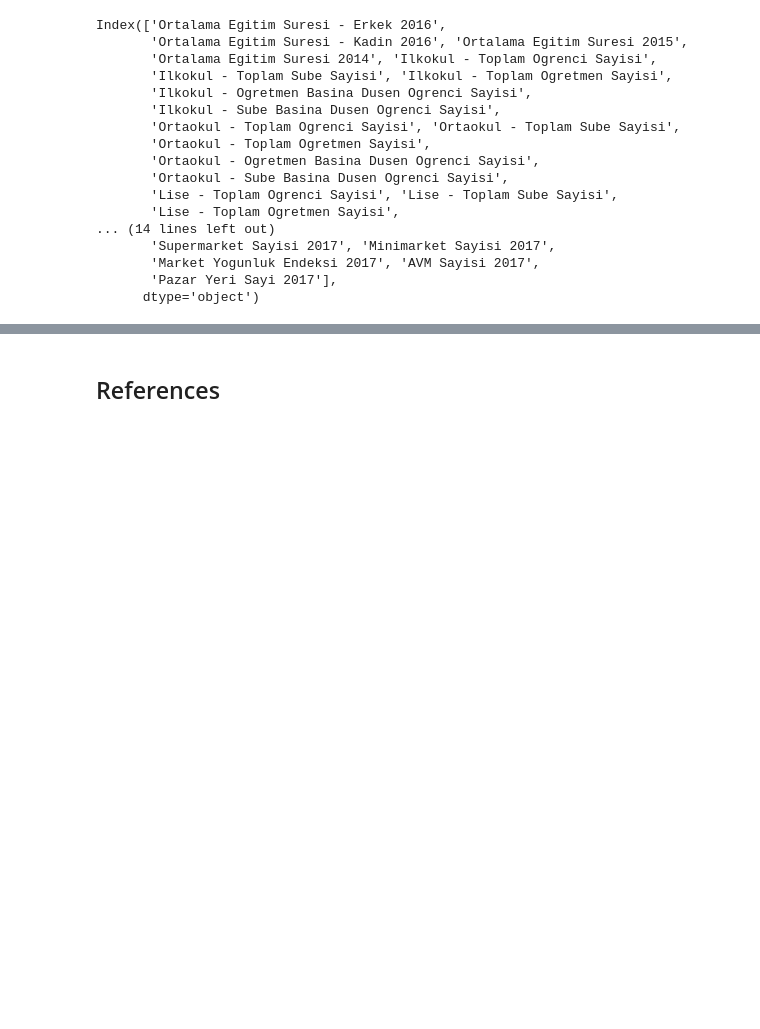
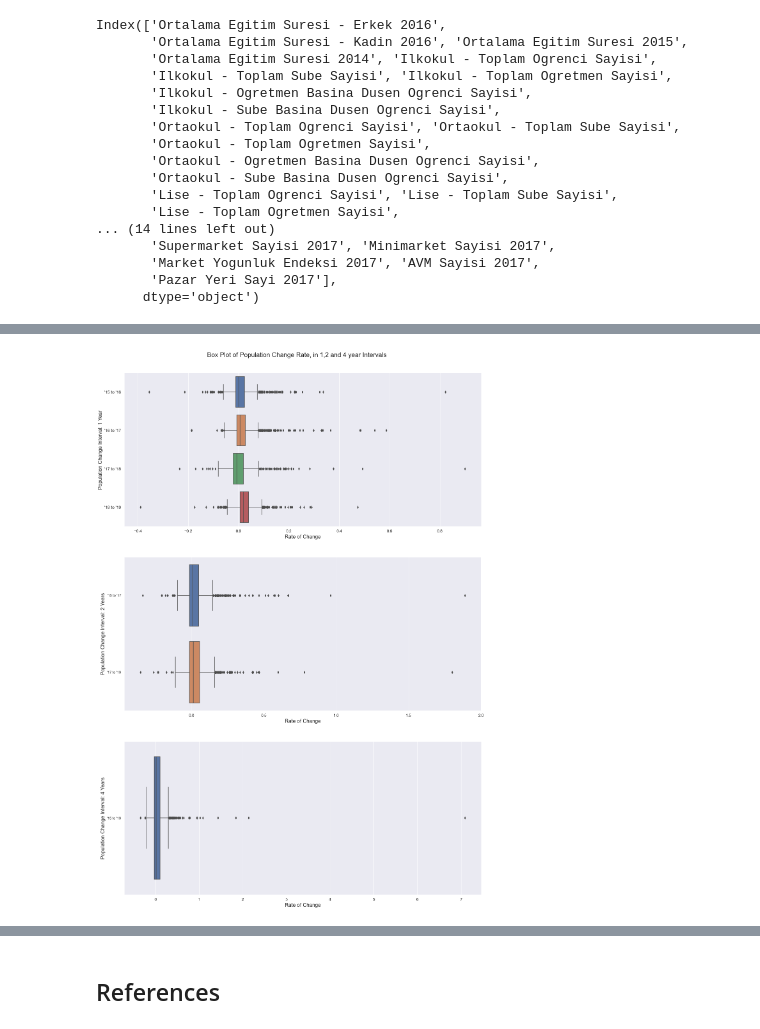
Before and after one commit to ercansen/istanbul, a Jupyter notebook: istanbul.ipynb, the cells around one changed output, grey strips where cells are left out. Saved outputs shown, nothing was run; the diff lists cells and outputs as text; code cells hidden in the pictures; blank space fills up the shorter version.

```diff
--- a/istanbul.ipynb
+++ b/istanbul.ipynb
@@ -1163,7 +1352,7 @@ Index(['Ortalama Egitim Suresi - Erkek 2016',
       dtype='object')
 # %%
 # Picks useful ones
-sub_list.extend(['ASM Varligi', 'Ozel Hastane Varligi', 'Kultur Sanat Merkezi Varligi', 'Sinema Varligi', 'Tiyatro Varligi', 'Dogalgaz Kullanici Sayisi/Nufus 2017', 'Su Ariza Suresi (Saat) 2016', 'Metro Durak Sayisi', 'Market Yogunluk Endeksi 2017', 'AVM Sayisi 2017', 'Pazar Yeri Sayisi 2017'])
+sub_list.extend(['ASM Varligi', 'Ozel Hastane Varligi', 'Kultur Sanat Merkezi Varligi', 'Sinema Varligi', 'Tiyatro Varligi', 'Dogalgaz Kullanici Sayisi/Nufus 2017', 'Su Ariza Suresi (Saat) 2016', 'Metro Durak Sayisi', 'Market Yogunluk Endeksi 2017', 'AVM Sayisi 2017', 'Pazar Yeri Sayi 2017'])
 # %%
 # Explores columns
 socio.columns[150:]
@@ -1180,7 +1371,7 @@ Index(['Universite Yerleske Sayisi 2017', 'Banka Sube Sayisi 2017',
 sub_list.extend(['Kiralik Konut Bedeli (m2 TL) 2017','Satilik Konut Bedeli (m2 TL) 2017'])
 # %%
 # Adds the identification column names to the list-to-filter
-sub_list = ['nbhd_id','district','nbhd'] + sub_list
+sub_list = ['nbhd_id','district','nbhd'] + sub_list + ['Total Population 2017','Total Population 2018','Total Population 2019']
 # %%
 # Filters df to keep only the necessary columns
 socio_filtered = socio[sub_list]
@@ -1266 +1570,34 @@ See the caveats in the documentation: http://pandas.pydata.org/pandas-docs/stabl
+# %%
+# Creates subsets of the df with only population change features, for visualizations at the next step
+pop_change = [col for col in socio_filtered.columns if 'pop change' in col]
+pop_change_1_year = pop_change[0:4]
+pop_change_2_year = pop_change[4:6]
+pop_change_4_year = pop_change[-1]
+# %%
+# Creates boxplots of Population Change features, to see their distributions over the intervals
+fig, axes = plt.subplots(nrows=3, figsize=(20,30))
+
+sns.boxplot(ax=axes[0], data=socio_filtered[pop_change_1_year], orient='h')
+axes[0].set_ylabel('Population Change Interval: 1 Year',fontsize=FONT_MED)
+axes[0].set_yticklabels(["'15 to '16","'16 to '17","'17 to '18","'18 to '19"], fontsize=FONT_SM)
+axes[0].set_xlabel('Rate of Change',fontsize=FONT_MED)
+plt.setp(axes[0].get_xticklabels(),fontsize=FONT_SM)
+
+sns.boxplot(ax=axes[1], data=socio_filtered[pop_change_2_year], orient='h')
+axes[1].set_ylabel('Population Change Interval: 2 Years',fontsize=FONT_MED)
+axes[1].set_yticklabels(["'15 to '17","'17 to '19"])
+axes[1].set_xlabel('Rate of Change',fontsize=FONT_MED)
+plt.setp(axes[1].get_xticklabels(),fontsize=FONT_SM)
+
+sns.boxplot(ax=axes[2], data=socio_filtered[pop_change_4_year], orient='h')
+axes[2].set_ylabel('Population Change Interval: 4 Years',fontsize=FONT_MED)
+axes[2].set_yticklabels(["'15 to '19"])
+axes[2].set_xlabel('Rate of Change',fontsize=FONT_MED)
+plt.setp(axes[2].get_xticklabels(),fontsize=FONT_SM)
+
+plt.suptitle('Box Plot of Population Change Rate, in 1,2 and 4 year Intervals', y=.91, size=FONT_LG)
+plt.subplots_adjust(hspace=.2)
+plt.show()
+# %% [output]
+[figure, added]
 # %%
```
Also changed, not shown: parts of 164 cells of this notebook, 1 other file.
